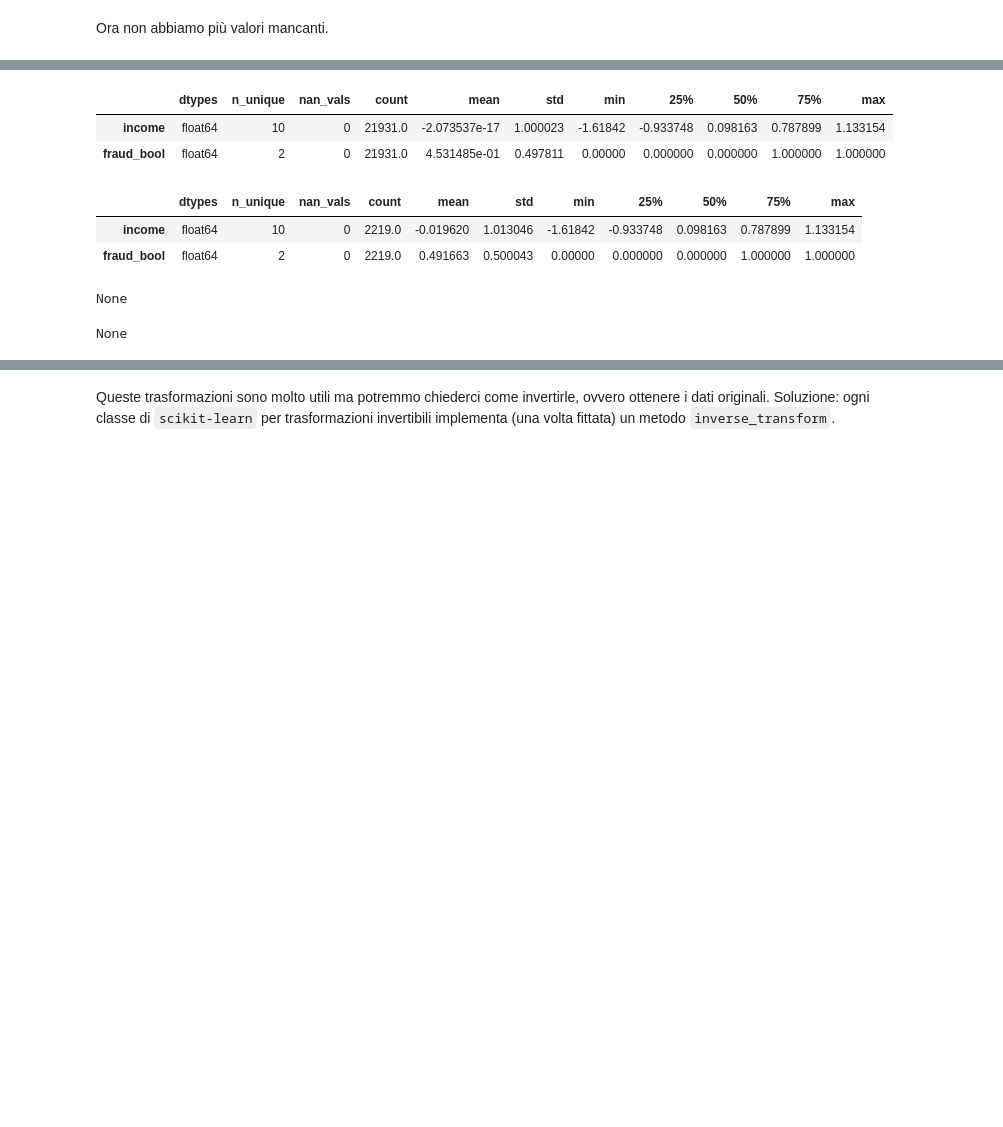
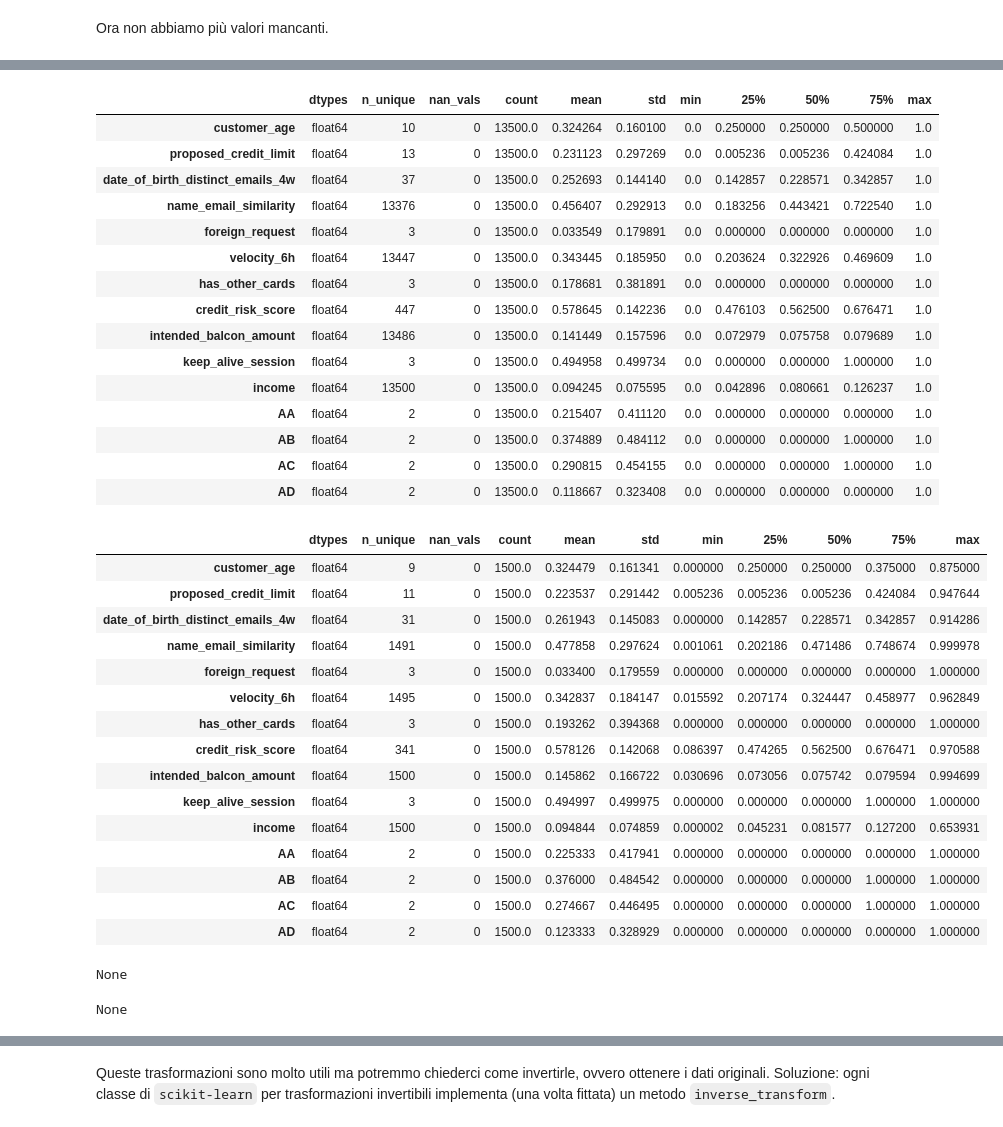
Before and after one commit to DLBD-Department/Python-Data-Science, a Jupyter notebook: Day2-Pandas/E2E-Pandas.ipynb, the cells around one changed output, grey strips where cells are left out. Drawn from its saved outputs; the diff is of its cells as text; code cells hidden in the pictures; blank space fills up the shorter version.

```diff
--- a/Day2-Pandas/E2E-Pandas.ipynb
+++ b/Day2-Pandas/E2E-Pandas.ipynb
@@ -10,7 +11,7 @@ Per prima cosa importiamo il nostro dataset riguardante le crisi economiche nei
 import numpy as np
 import pandas as pd
 
-df = pd.read_csv("./datasets/banking_fraud.csv") # Importiamo il dataset
+df = pd.read_csv("./datasets/banking_fraud_mini.csv") # Importiamo il dataset
 df.head(5) # Visualizziamo le prime 5 colonne
 # %% [output]
 |  | customer_age | proposed_credit_limit | date_of_birth_distinct_emails_4w | name_email_similarity | foreign_request | ... |
@@ -421,22 +441,18 @@ Sono ancora presenti diversi outlier, ma la distribuzione è migliore. Date le c
 # %%
 from sklearn.preprocessing import PowerTransformer
 
-float_cols = ["income", "fraud_bool"]
 transformer = PowerTransformer()
 
-# Utilizzeremo questa copia successivamente
+# Utilizzeremo queste copie successivamente
+df_train_copy = df_train.copy(deep=True)
 df_test_copy = df_test.copy(deep=True)
 
-transformer.fit(df_train[float_cols])
+transformer = transformer.fit(df_train[float_cols])
 df_train[float_cols]=transformer.transform(df_train[float_cols])
 df_test[float_cols]=transformer.transform(df_test[float_cols])
 
-fig, axs = plt.subplots(2)
-sns.boxplot([df_train["income"],df_test["income"]], ax=axs[0])
-sns.boxplot([df_train["fraud_bool"],df_test["fraud_bool"]], ax=axs[1])
-axs[0].title.set_text("income")
-axs[1].title.set_text("fraud_bool")
-axs[0].set_xticks(ticks=[0,1],labels=["train","test"])
-axs[1].set_xticks(ticks=[0,1],labels=["train","test"])
-plt.tight_layout()
+display(get_info(df_train), get_info(df_test))
+
+boxplot_grid(df_train[float_cols])
+histplot_grid(df_train[float_cols])
 # %% [output]
@@ -457,34 +499,52 @@ Abbiamo quindi trasformato le nostre features in una forma più adatta ai passag
 # %%
 from sklearn.preprocessing import MinMaxScaler, StandardScaler
 
-# Normalizzazione
-
-minx_max_norm = MinMaxScaler()
-minx_max_norm.fit(df_train[["fraud_bool"]])
+min_max_scaler = MinMaxScaler()
+min_max_scaler.fit(df_train_copy[float_cols])
+df_train_normalized, df_test_normalized = pd.DataFrame(), pd.DataFrame()
 # Train
-df_train["fraud_bool"] = minx_max_norm.transform(df_train[["fraud_bool"]])
+df_train_normalized[float_cols] = min_max_scaler.transform(df_train_copy[float_cols])
 # Test
-df_test["fraud_bool"] = minx_max_norm.transform(df_test[["fraud_bool"]])
-
-# Standardizzazione
-
-standardizer = StandardScaler()
-standardizer.fit(df_train[["income"]])
-# Train
-df_train["income"] = standardizer.transform(df_train[["income"]])
-# Test
-df_test["income"] = standardizer.transform(df_test[["income"]])
+df_test_normalized[float_cols] = min_max_scaler.transform(df_test_copy[float_cols])
 
 display(
-    get_info(df_train[["income", "fraud_bool"]]),
-    get_info(df_test[["income", "fraud_bool"]]),
+    get_info(df_train_normalized),
+    get_info(df_test_normalized),
 )
+boxplot_grid(df_train_normalized[float_cols])
+histplot_grid(df_train_normalized[float_cols])
 # %% [output]
 |  | dtypes | n_unique | nan_vals | count | mean | std | min | 25% | 50% | 75% | max |
-| income | float64 | 10 | 0 | 21931.0 | -2.073537e-17 | 1.000023 | -1.61842 | -0.933748 | 0.098163 | 0.787899 | 1.133154 |
-| fraud_bool | float64 | 2 | 0 | 21931.0 | 4.531485e-01 | 0.497811 | 0.00000 | 0.000000 | 0.000000 | 1.000000 | 1.000000 |
+| customer_age | float64 | 10 | 0 | 13500.0 | 0.324264 | 0.160100 | 0.0 | 0.250000 | 0.250000 | 0.500000 | 1.0 |
+| proposed_credit_limit | float64 | 13 | 0 | 13500.0 | 0.231123 | 0.297269 | 0.0 | 0.005236 | 0.005236 | 0.424084 | 1.0 |
+| date_of_birth_distinct_emails_4w | float64 | 37 | 0 | 13500.0 | 0.252693 | 0.144140 | 0.0 | 0.142857 | 0.228571 | 0.342857 | 1.0 |
+| name_email_similarity | float64 | 13376 | 0 | 13500.0 | 0.456407 | 0.292913 | 0.0 | 0.183256 | 0.443421 | 0.722540 | 1.0 |
+| foreign_request | float64 | 3 | 0 | 13500.0 | 0.033549 | 0.179891 | 0.0 | 0.000000 | 0.000000 | 0.000000 | 1.0 |
+| velocity_6h | float64 | 13447 | 0 | 13500.0 | 0.343445 | 0.185950 | 0.0 | 0.203624 | 0.322926 | 0.469609 | 1.0 |
+| has_other_cards | float64 | 3 | 0 | 13500.0 | 0.178681 | 0.381891 | 0.0 | 0.000000 | 0.000000 | 0.000000 | 1.0 |
+| credit_risk_score | float64 | 447 | 0 | 13500.0 | 0.578645 | 0.142236 | 0.0 | 0.476103 | 0.562500 | 0.676471 | 1.0 |
+| intended_balcon_amount | float64 | 13486 | 0 | 13500.0 | 0.141449 | 0.157596 | 0.0 | 0.072979 | 0.075758 | 0.079689 | 1.0 |
+| keep_alive_session | float64 | 3 | 0 | 13500.0 | 0.494958 | 0.499734 | 0.0 | 0.000000 | 0.000000 | 1.000000 | 1.0 |
+| income | float64 | 13500 | 0 | 13500.0 | 0.094245 | 0.075595 | 0.0 | 0.042896 | 0.080661 | 0.126237 | 1.0 |
+| AA | float64 | 2 | 0 | 13500.0 | 0.215407 | 0.411120 | 0.0 | 0.000000 | 0.000000 | 0.000000 | 1.0 |
+| AB | float64 | 2 | 0 | 13500.0 | 0.374889 | 0.484112 | 0.0 | 0.000000 | 0.000000 | 1.000000 | 1.0 |
+| AC | float64 | 2 | 0 | 13500.0 | 0.290815 | 0.454155 | 0.0 | 0.000000 | 0.000000 | 1.000000 | 1.0 |
+| AD | float64 | 2 | 0 | 13500.0 | 0.118667 | 0.323408 | 0.0 | 0.000000 | 0.000000 | 0.000000 | 1.0 |
 |  | dtypes | n_unique | nan_vals | count | mean | std | min | 25% | 50% | 75% | max |
-| income | float64 | 10 | 0 | 2219.0 | -0.019620 | 1.013046 | -1.61842 | -0.933748 | 0.098163 | 0.787899 | 1.133154 |
-| fraud_bool | float64 | 2 | 0 | 2219.0 | 0.491663 | 0.500043 | 0.00000 | 0.000000 | 0.000000 | 1.000000 | 1.000000 |
+| customer_age | float64 | 9 | 0 | 1500.0 | 0.324479 | 0.161341 | 0.000000 | 0.250000 | 0.250000 | 0.375000 | 0.875000 |
+| proposed_credit_limit | float64 | 11 | 0 | 1500.0 | 0.223537 | 0.291442 | 0.005236 | 0.005236 | 0.005236 | 0.424084 | 0.947644 |
+| date_of_birth_distinct_emails_4w | float64 | 31 | 0 | 1500.0 | 0.261943 | 0.145083 | 0.000000 | 0.142857 | 0.228571 | 0.342857 | 0.914286 |
+| name_email_similarity | float64 | 1491 | 0 | 1500.0 | 0.477858 | 0.297624 | 0.001061 | 0.202186 | 0.471486 | 0.748674 | 0.999978 |
+| foreign_request | float64 | 3 | 0 | 1500.0 | 0.033400 | 0.179559 | 0.000000 | 0.000000 | 0.000000 | 0.000000 | 1.000000 |
+| velocity_6h | float64 | 1495 | 0 | 1500.0 | 0.342837 | 0.184147 | 0.015592 | 0.207174 | 0.324447 | 0.458977 | 0.962849 |
+| has_other_cards | float64 | 3 | 0 | 1500.0 | 0.193262 | 0.394368 | 0.000000 | 0.000000 | 0.000000 | 0.000000 | 1.000000 |
+| credit_risk_score | float64 | 341 | 0 | 1500.0 | 0.578126 | 0.142068 | 0.086397 | 0.474265 | 0.562500 | 0.676471 | 0.970588 |
+| intended_balcon_amount | float64 | 1500 | 0 | 1500.0 | 0.145862 | 0.166722 | 0.030696 | 0.073056 | 0.075742 | 0.079594 | 0.994699 |
+| keep_alive_session | float64 | 3 | 0 | 1500.0 | 0.494997 | 0.499975 | 0.000000 | 0.000000 | 0.000000 | 1.000000 | 1.000000 |
+| income | float64 | 1500 | 0 | 1500.0 | 0.094844 | 0.074859 | 0.000002 | 0.045231 | 0.081577 | 0.127200 | 0.653931 |
+| AA | float64 | 2 | 0 | 1500.0 | 0.225333 | 0.417941 | 0.000000 | 0.000000 | 0.000000 | 0.000000 | 1.000000 |
+| AB | float64 | 2 | 0 | 1500.0 | 0.376000 | 0.484542 | 0.000000 | 0.000000 | 0.000000 | 1.000000 | 1.000000 |
+| AC | float64 | 2 | 0 | 1500.0 | 0.274667 | 0.446495 | 0.000000 | 0.000000 | 0.000000 | 1.000000 | 1.000000 |
+| AD | float64 | 2 | 0 | 1500.0 | 0.123333 | 0.328929 | 0.000000 | 0.000000 | 0.000000 | 0.000000 | 1.000000 |
 None
 None
```
Also changed, not shown: parts of 50 cells of this notebook, 13 other files.
